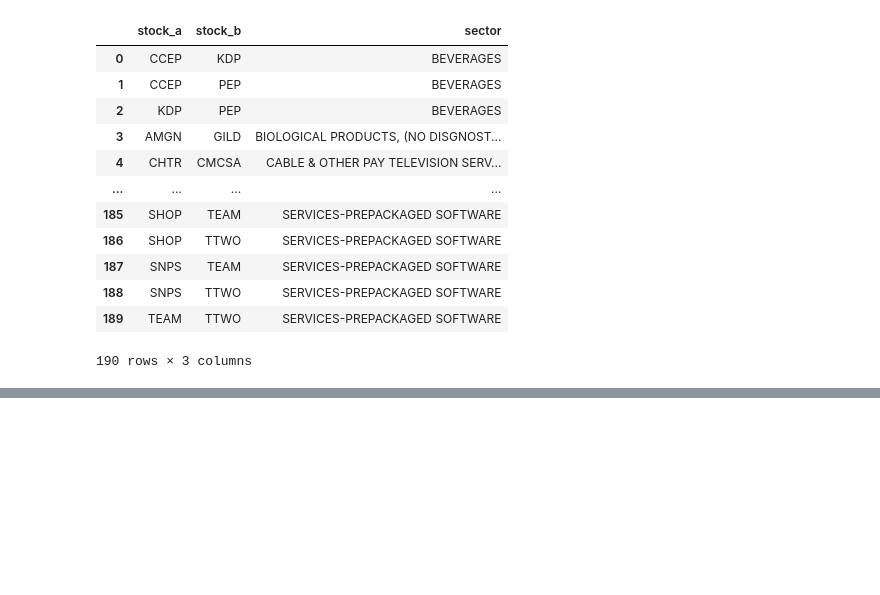
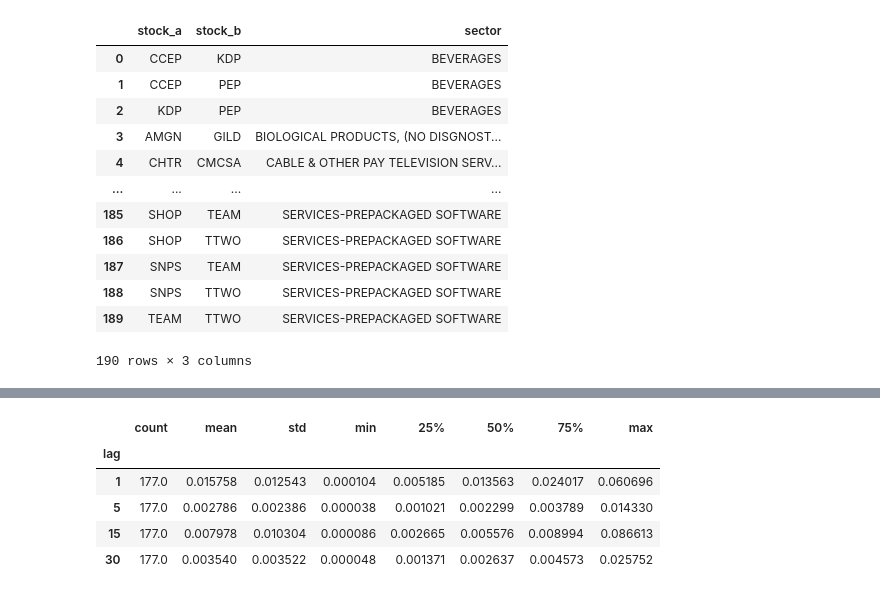
Before and after one commit to ADRIANVM117/data-science-portfolio, a Jupyter notebook: SolidBack_Quant/notebooks/03_hyphotesis_validation_pt2.ipynb, the cells around one changed output, grey strips where cells are left out. Saved outputs shown, nothing was run; the diff lists cells and outputs as text; code cells hidden in the pictures; blank space fills up the shorter version.

```diff
--- a/SolidBack_Quant/notebooks/03_hyphotesis_validation_pt2.ipynb
+++ b/SolidBack_Quant/notebooks/03_hyphotesis_validation_pt2.ipynb
@@ -45,0 +243,9 @@ df_candidate_pairs
+# %%
+lead_lag_clean.groupby("lag")["abs_lead_score"].describe()
+# %% [output]
+|  | count | mean | std | min | 25% | 50% | 75% | max |
+| lag |  |  |  |  |  |  |  |  |
+| 1 | 177.0 | 0.015758 | 0.012543 | 0.000104 | 0.005185 | 0.013563 | 0.024017 | 0.060696 |
+| 5 | 177.0 | 0.002786 | 0.002386 | 0.000038 | 0.001021 | 0.002299 | 0.003789 | 0.014330 |
+| 15 | 177.0 | 0.007978 | 0.010304 | 0.000086 | 0.002665 | 0.005576 | 0.008994 | 0.086613 |
+| 30 | 177.0 | 0.003540 | 0.003522 | 0.000048 | 0.001371 | 0.002637 | 0.004573 | 0.025752 |
```
Also changed, not shown: parts of 25 cells of this notebook.
